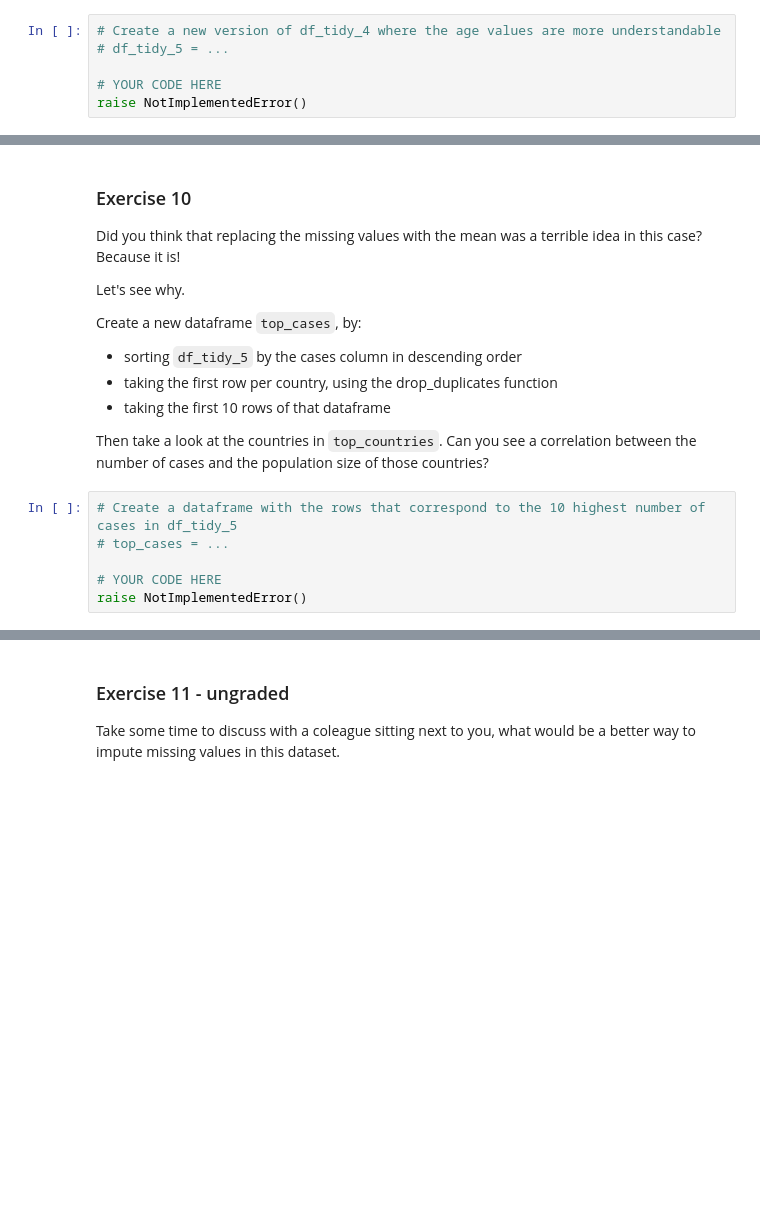
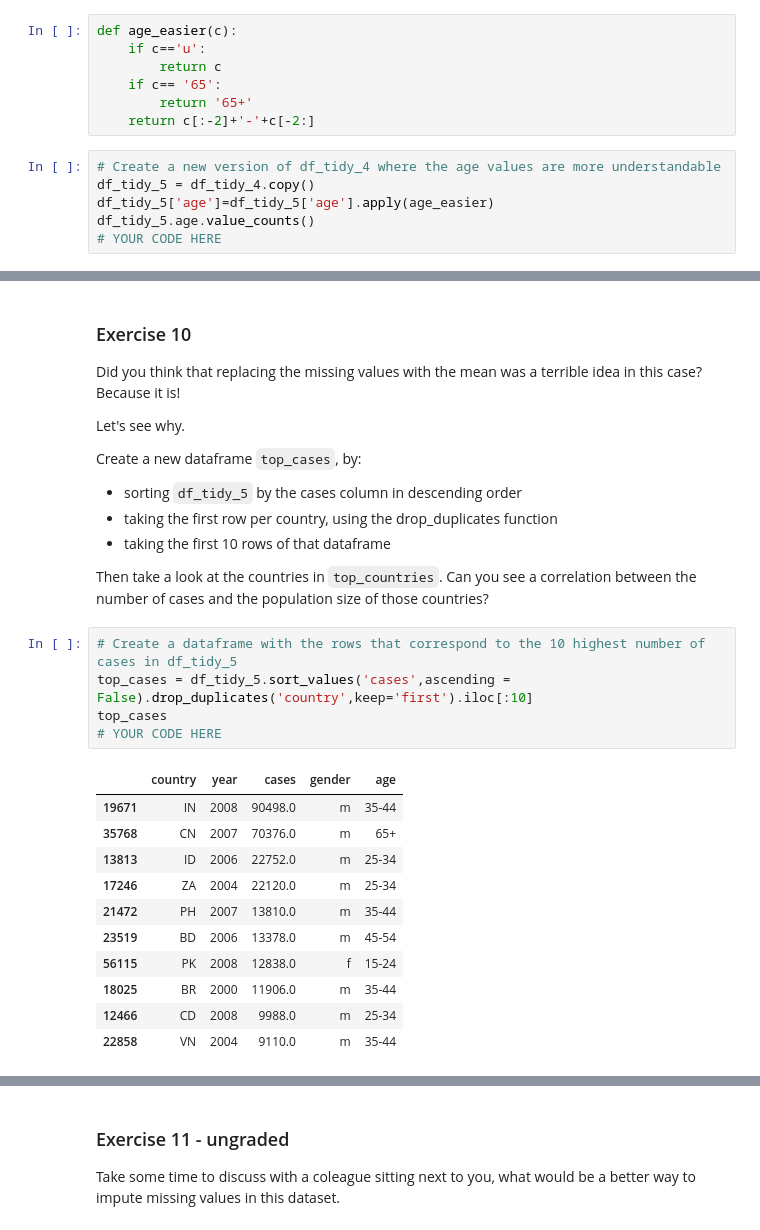
Before and after one commit to fcboss/data-science-academy-workspace, a Jupyter notebook: S01 - Bootcamp and Binary Classification/SLU06 - Dealing with Data Problems/Exercise notebook.ipynb, the cells around one changed output, grey strips where cells are left out. Saved outputs shown, nothing was run; the diff lists cells and outputs as text; blank space fills up the shorter version.

```diff
--- a/S01 - Bootcamp and Binary Classification/SLU06 - Dealing with Data Problems/Exercise notebook.ipynb
+++ b/S01 - Bootcamp and Binary Classification/SLU06 - Dealing with Data Problems/Exercise notebook.ipynb
@@ -213,6 +305,13 @@ We also want the last age group to be represented as `65+`. The unknown values `
+# %%
+def age_easier(c):
+    if c=='u':
+        return c
+    if c== '65':
+        return '65+'
+    return c[:-2]+'-'+c[-2:]
 # %%
 # Create a new version of df_tidy_4 where the age values are more understandable
-# df_tidy_5 = ...
-
+df_tidy_5 = df_tidy_4.copy()
+df_tidy_5['age']=df_tidy_5['age'].apply(age_easier)
+df_tidy_5.age.value_counts()
 # YOUR CODE HERE
-raise NotImplementedError()
@@ -317,8 +425,19 @@ Create a new dataframe `top_cases`, by:
 Then take a look at the countries in `top_countries`. Can you see a correlation between the number of cases and the population size of those countries?
 # %%
 # Create a dataframe with the rows that correspond to the 10 highest number of cases in df_tidy_5
-# top_cases = ...
-
+top_cases = df_tidy_5.sort_values('cases',ascending = False).drop_duplicates('country',keep='first').iloc[:10]
+top_cases
 # YOUR CODE HERE
-raise NotImplementedError()
+# %% [output]
+|  | country | year | cases | gender | age |
+| 19671 | IN | 2008 | 90498.0 | m | 35-44 |
+| 35768 | CN | 2007 | 70376.0 | m | 65+ |
+| 13813 | ID | 2006 | 22752.0 | m | 25-34 |
+| 17246 | ZA | 2004 | 22120.0 | m | 25-34 |
+| 21472 | PH | 2007 | 13810.0 | m | 35-44 |
+| 23519 | BD | 2006 | 13378.0 | m | 45-54 |
+| 56115 | PK | 2008 | 12838.0 | f | 15-24 |
+| 18025 | BR | 2000 | 11906.0 | m | 35-44 |
+| 12466 | CD | 2008 | 9988.0 | m | 25-34 |
+| 22858 | VN | 2004 | 9110.0 | m | 35-44 |
 # %%
```
Also changed, not shown: parts of 26 cells of this notebook.
